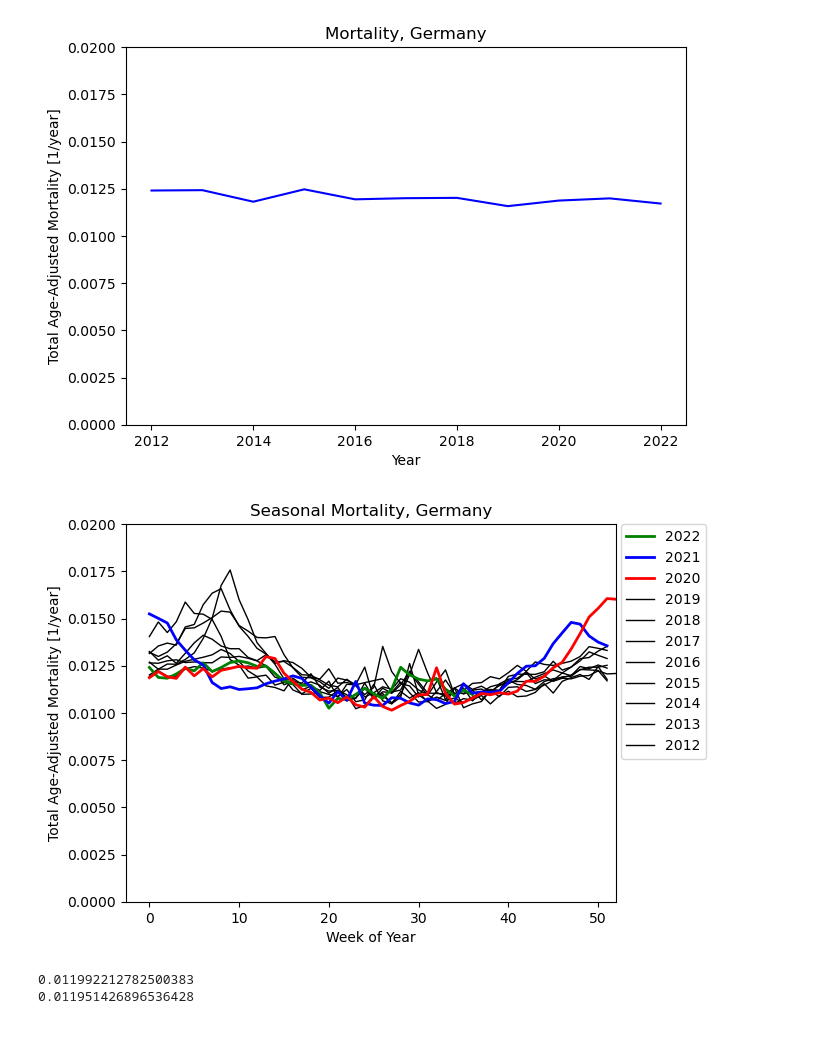
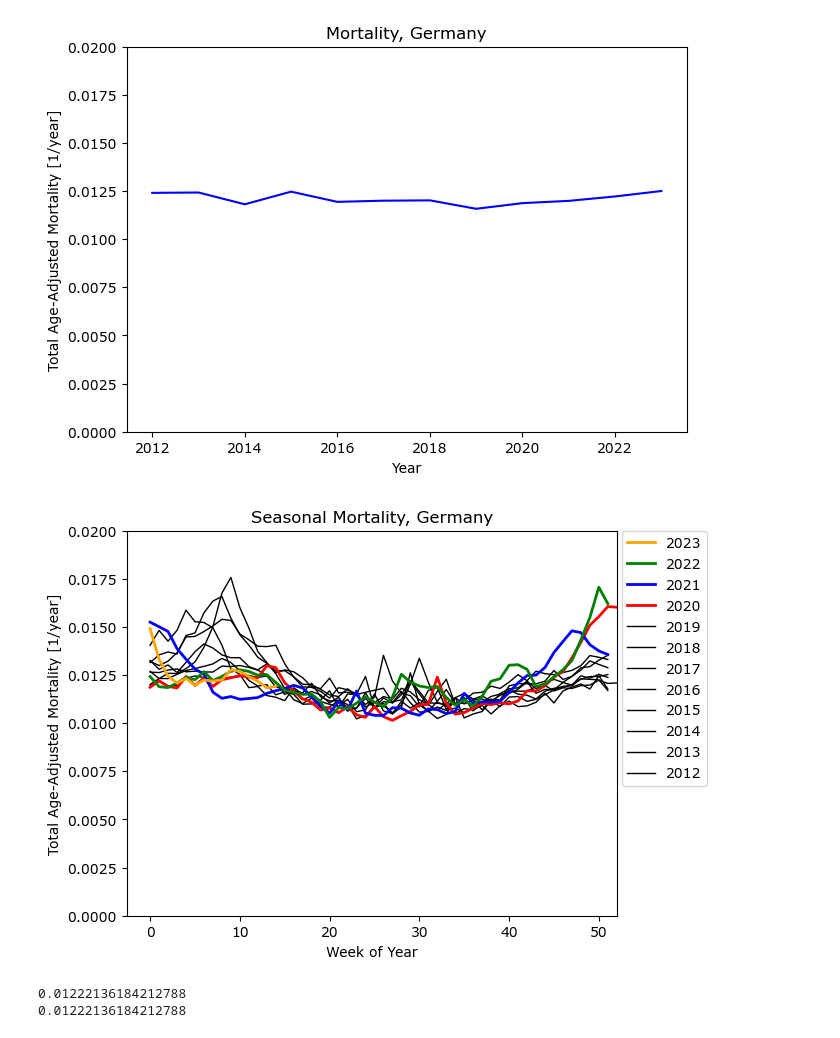
Before and after one commit to RichardPotthoff/Eurostat, a Jupyter notebook: eurostat.ipynb, the cells around one changed output. Cells and saved outputs as stored; diff of their text form; code cells hidden in the pictures.

```diff
--- a/eurostat.ipynb
+++ b/eurostat.ipynb
@@ -8,7 +8,7 @@ age_ranges=[ 'Y_LT10', 'Y10-19', 'Y20-29', 'Y30-39', 'Y40-49', 'Y50-59', 'Y60-69
 sex='T'
 
 base_year=2020
-current_year=2022
+current_year=2023
 years=range(base_year-8,current_year+1)
 
 deathsfile='demo_r_mwk_10.tsv.gz'#Deaths by week, sex and 10-year age groups
@@ -189,41 +185,43 @@ plt.subplots_adjust(left=0.15,right=0.95)
 _=plt.ylim(bottom=0.0,top=0.02)
 #plt.savefig(f'am_{geo}.pdf')
 # %% [output]
-[figure, old version]
+[figure, new version]
 # %%
 plt.close()
 for year,weeks in deaths_w['TOTAL'].items() :
     if (not (year in mortyears)) or (mort['TOTAL'][year]==0):
         continue
     last_week=len(weeks)
     while weeks[last_week-1]==0 and last_week>0:
       last_week-=1
     age_adj=mort[f'base{base_year}'][year]/mort['TOTAL'][year]
     plt.plot([age_adj*y/pop["TOTAL"][year-1]*365.25/7 for y in weeks[1:last_week]],
      **(
           dict(c='r',lw=2,zorder=1,) if year==2020
-     else dict(c='b',lw=2,zorder=1,) if year==2021
-     else dict(c='g',lw=2,zorder=1,) if year==2022
+     else dict(c='b',lw=2,zorder=2,) if year==2021
+     else dict(c='g',lw=2,zorder=3,) if year==2022
+     else dict(c='orange',lw=2,zorder=4,) if year==2023
      else dict(c='k',lw=1,zorder=0,)
        ),
         label=f'{year}')
 plt.ylabel('Total Age-Adjusted Mortality [1/year]')
 plt.xlabel('Week of Year')
 plt.title(f'Seasonal Mortality, {cc2name(geo)}')
 plt.legend(bbox_to_anchor=(1.01, 1), loc='upper left', borderaxespad=0.0)
 plt.ylim(bottom=0,top=0.02)
 plt.xlim(right=52)
 plt.subplots_adjust(left=0.14,right=0.84)# make space for legend to the right
 #plt.savefig(f'sm_{geo}.pdf')
 # %% [output]
-[figure, old version]
+[figure, new version]
 # %%
 if DEBUG:
   #check if calculated weekly and annual mortalities add up:
   year=mortyears[-2]
   age_adj=mort[f'base{base_year}'][year]/mort['TOTAL'][year]
   print(mort[f'base{base_year}'][year])
-  print(sum([age_adj*deaths/pop["TOTAL"][year-1]*365.25/7 for deaths in deaths_w['TOTAL'][year][1:]])/(365.25/7))
+  print(sum([age_adj*deaths/pop["TOTAL"][year-1]*365.2422/7
+             for deaths in deaths_w['TOTAL'][year][1:]])/max_week[year])
 # %% [output]
-0.011992212782500383
-0.011951426896536428
+0.01222136184212788
+0.01222136184212788
```
Also changed, not shown: parts of 4 cells of this notebook.
